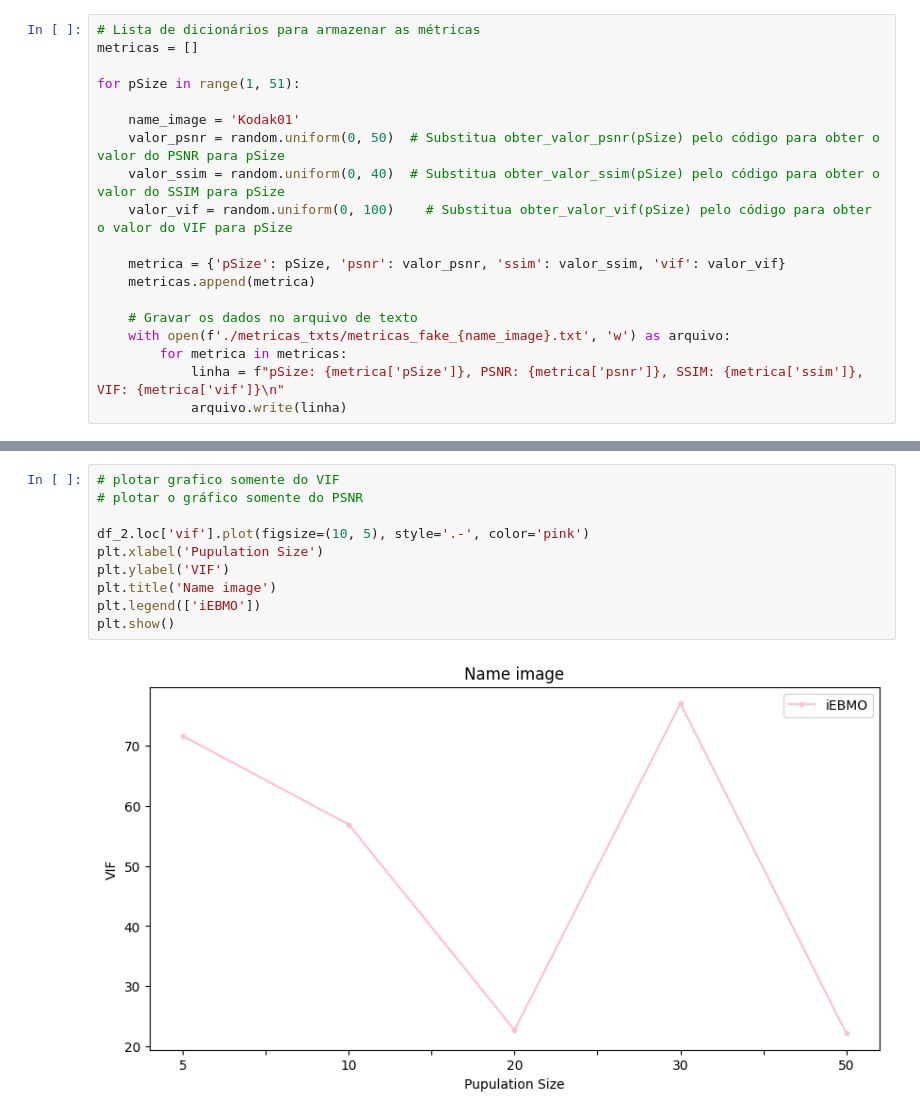
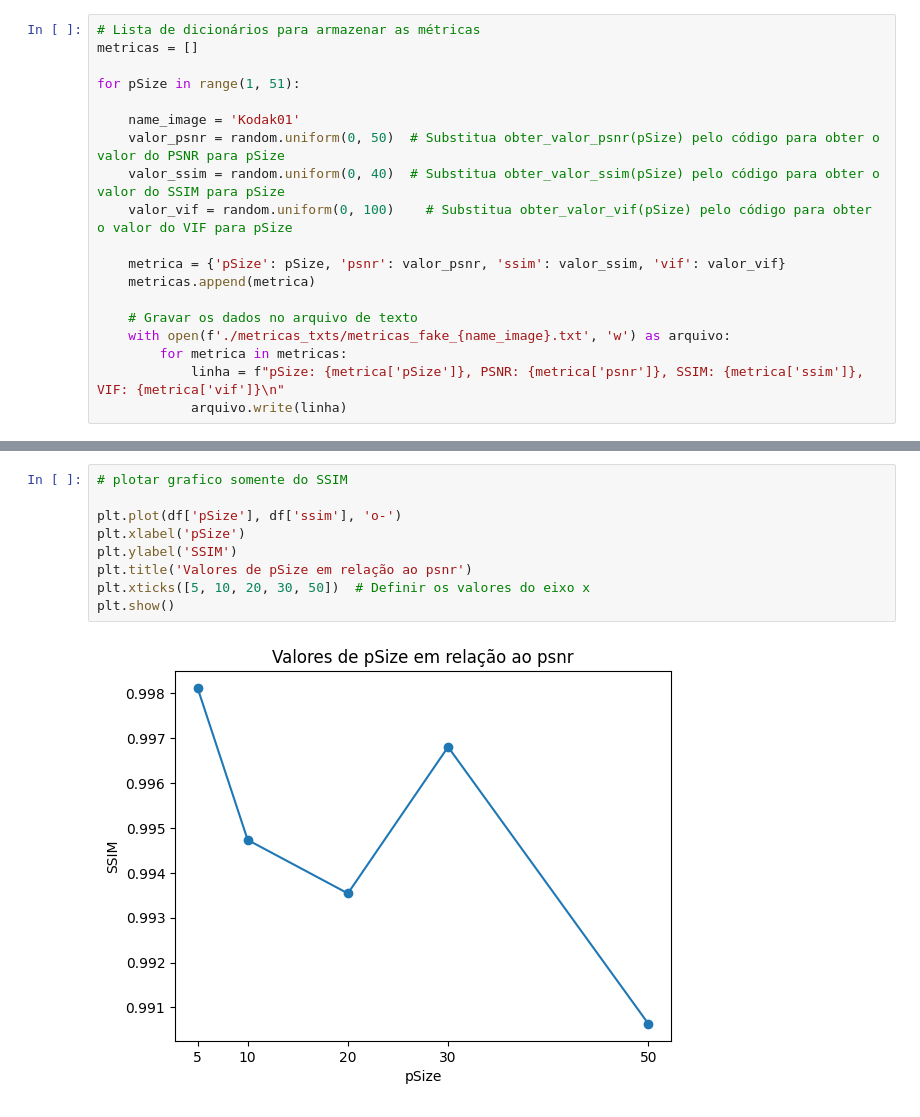
Before and after one commit to lucass235/Image_contrast_enhancement_algorithm, a Jupyter notebook: teste_csv.ipynb, the cells around one changed output, grey strips where cells are left out. Saved outputs shown, nothing was run; the diff lists cells and outputs as text.

```diff
--- a/teste_csv.ipynb
+++ b/teste_csv.ipynb
@@ -109,12 +62,11 @@ plt.show()
-# %%
-# plotar grafico somente do VIF
-# plotar o gráfico somente do PSNR
-
-df_2.loc['vif'].plot(figsize=(10, 5), style='.-', color='pink')
-plt.xlabel('Pupulation Size')
-plt.ylabel('VIF')
-plt.title('Name image')
-plt.legend(['iEBMO'])
-plt.show()
-# %% [output]
-[figure, removed]
+# %%
+# plotar grafico somente do SSIM
+
+plt.plot(df['pSize'], df['ssim'], 'o-')
+plt.xlabel('pSize')
+plt.ylabel('SSIM')
+plt.title('Valores de pSize em relação ao psnr')
+plt.xticks([5, 10, 20, 30, 50])  # Definir os valores do eixo x
+plt.show()
+# %% [output]
+[figure, added]
```
Also changed, not shown: parts of 12 cells of this notebook, 6 other files.
